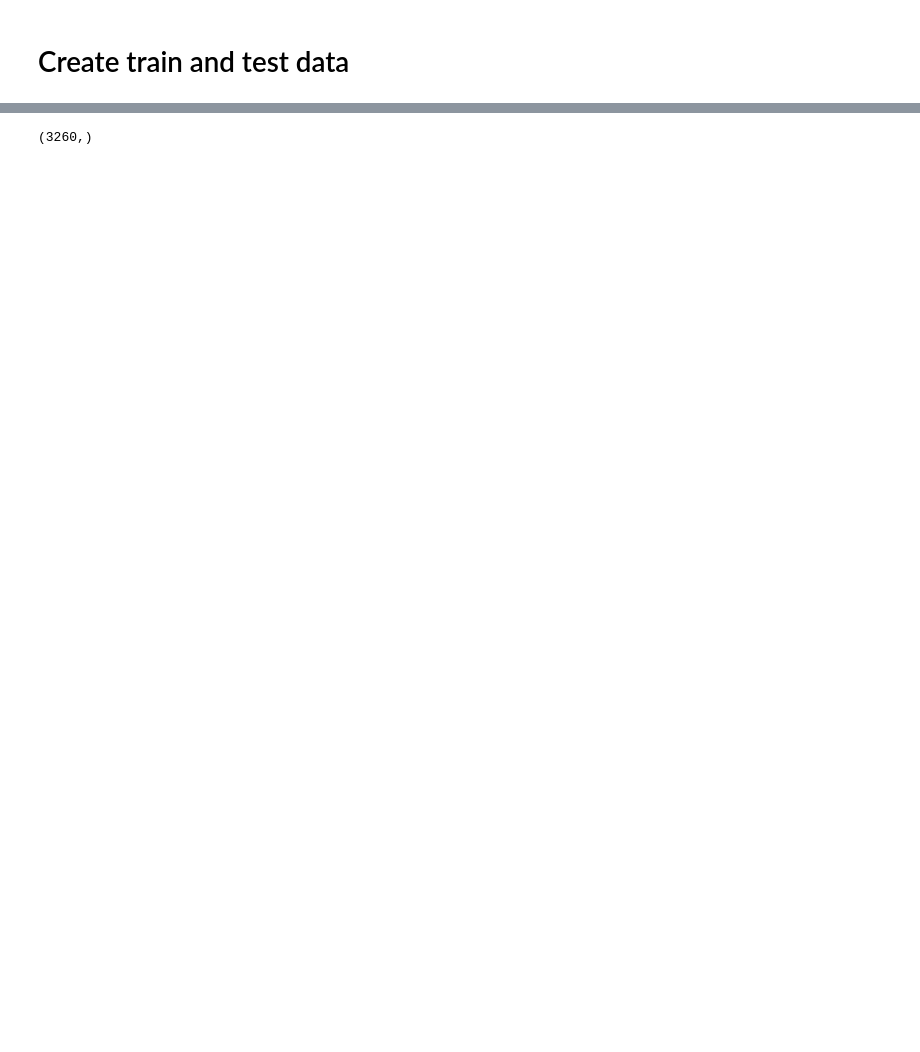
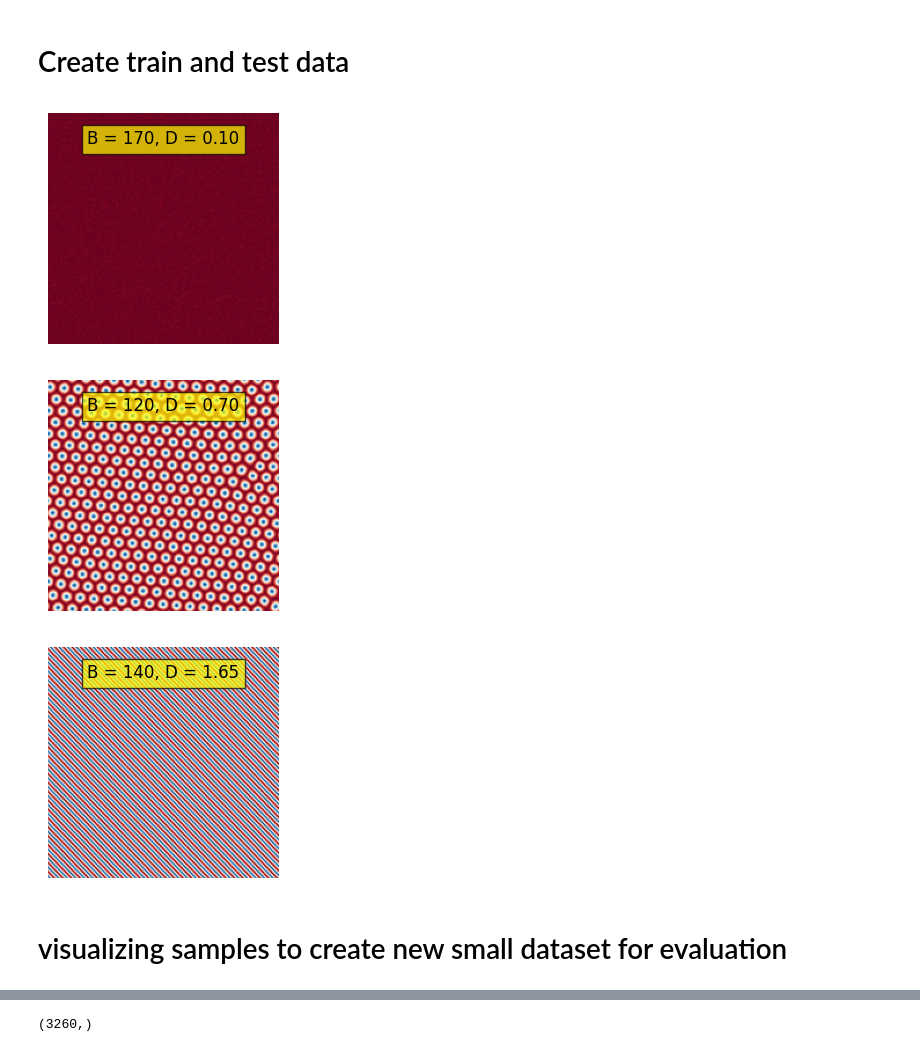
Before and after one commit to rendeka/diploma_thesis, a Jupyter notebook: todo_creating_dataset.ipynb, the cells around one changed output, grey strips where cells are left out. Saved outputs shown, nothing was run; the diff lists cells and outputs as text; code cells hidden in the pictures; blank space fills up the shorter version.

```diff
--- a/todo_creating_dataset.ipynb
+++ b/todo_creating_dataset.ipynb
@@ -392 +390,14 @@ visualize_images(Dataset["data"][dev_test_indices][::5], labels=V[dev_test_indic
+# %%
+sample_images = [Dataset["data"][pick][20] for pick in [train_fe, train_sk, train_sp]]
+sample_labels = [f'B = {int(Dataset["values"][pick][20, 1])}, D = {Dataset["values"][pick][20, 0]:.2f}' for pick in [train_fe, train_sk, train_sp]]
+sample_save = ["fe", "sk", "sp"]
+
+for img, label, save in zip(sample_images, sample_labels, sample_save):
+    visualize_images([img], [label], save=save, row_size=1)
+# %% [output]
+[figure, added]
+[figure, added]
+[figure, added]
+# %% [markdown]
+# visualizing samples to create new small dataset for evaluation
 # %%
```
Also changed, not shown: parts of 13 cells of this notebook, 53 other files.
